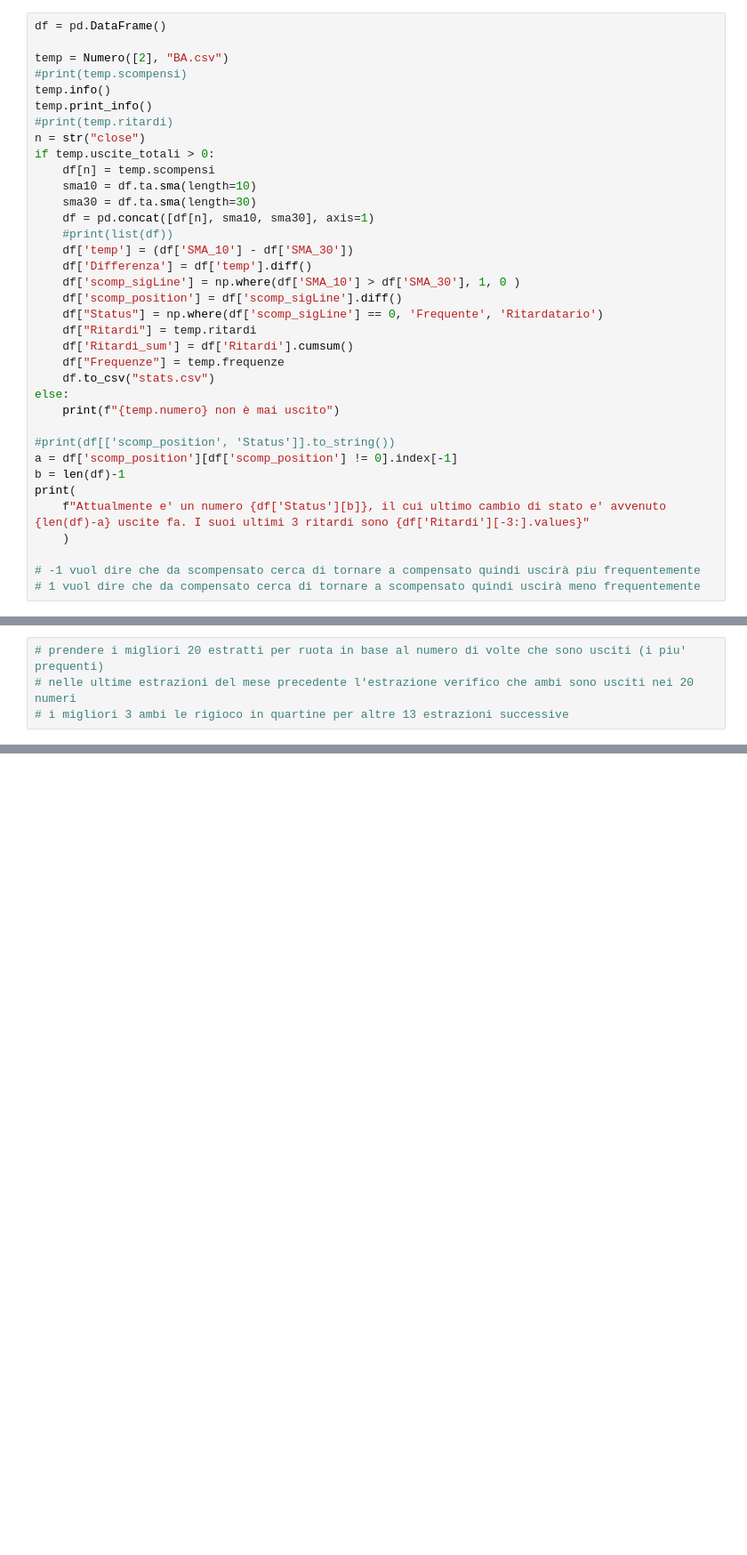
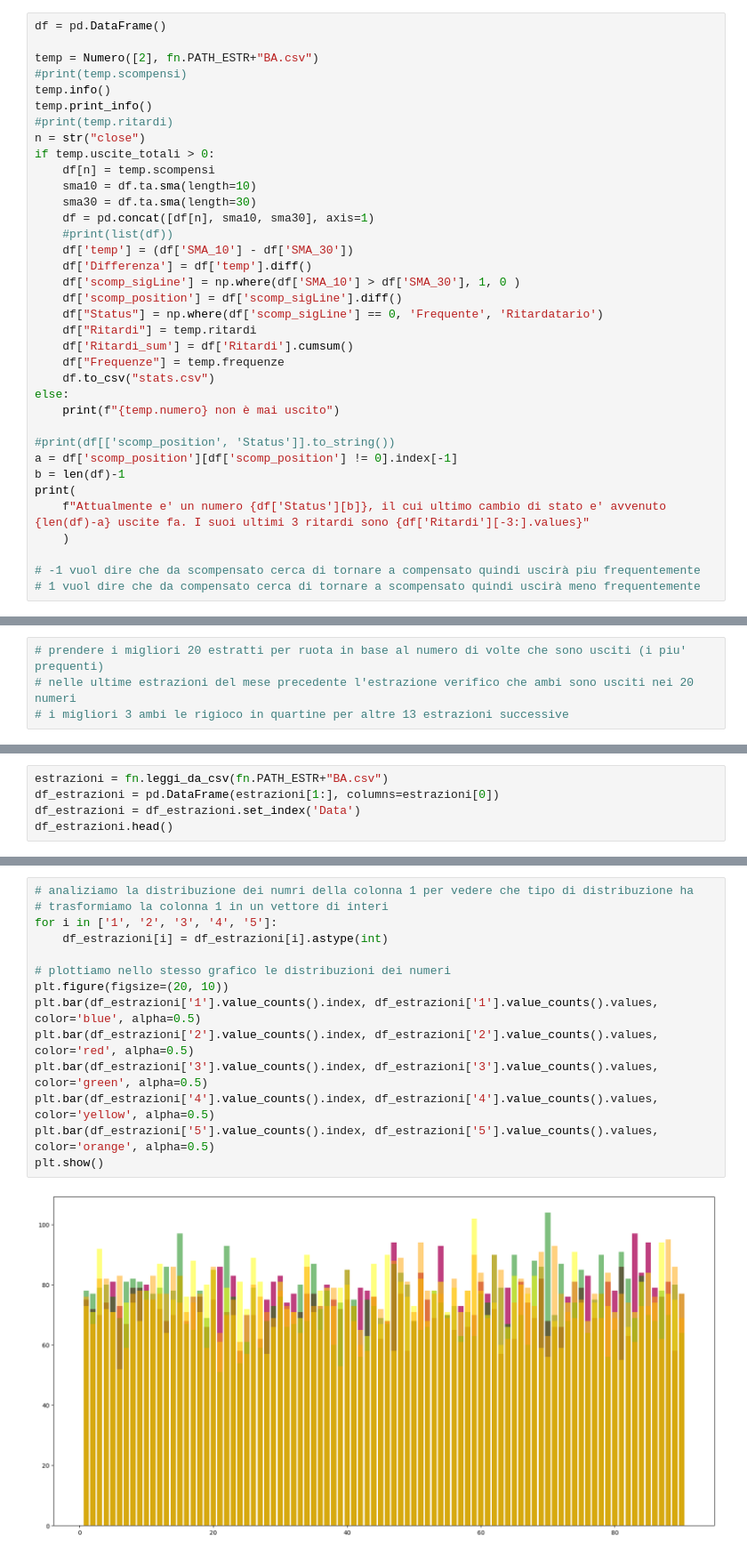
Before and after one commit to OnizukaPy/EstrazioniLotto, a Jupyter notebook: Lotto.ipynb, the cells around one changed output, grey strips where cells are left out. Shown at 89% size. Saved outputs shown, nothing was run; the diff lists cells and outputs as text; blank space fills up the shorter version.

```diff
--- a/Lotto.ipynb
+++ b/Lotto.ipynb
@@ -436,7 +438,7 @@ while e < len(a)+1:
 # %%
 df = pd.DataFrame()
 
-temp = Numero([2], "BA.csv")
+temp = Numero([2], fn.PATH_ESTR+"BA.csv")
 #print(temp.scompensi)
 temp.info()
 temp.print_info()
@@ -582,0 +579,5 @@ print(quartine)
+# %%
+estrazioni = fn.leggi_da_csv(fn.PATH_ESTR+"BA.csv")
+df_estrazioni = pd.DataFrame(estrazioni[1:], columns=estrazioni[0])
+df_estrazioni = df_estrazioni.set_index('Data')
+df_estrazioni.head()
@@ -582,0 +592,16 @@ print(quartine)
+# %%
+# analiziamo la distribuzione dei numri della colonna 1 per vedere che tipo di distribuzione ha
+# trasformiamo la colonna 1 in un vettore di interi
+for i in ['1', '2', '3', '4', '5']:
+    df_estrazioni[i] = df_estrazioni[i].astype(int)
+
+# plottiamo nello stesso grafico le distribuzioni dei numeri
+plt.figure(figsize=(20, 10))
+plt.bar(df_estrazioni['1'].value_counts().index, df_estrazioni['1'].value_counts().values, color='blue', alpha=0.5)
+plt.bar(df_estrazioni['2'].value_counts().index, df_estrazioni['2'].value_counts().values, color='red', alpha=0.5)
+plt.bar(df_estrazioni['3'].value_counts().index, df_estrazioni['3'].value_counts().values, color='green', alpha=0.5)
+plt.bar(df_estrazioni['4'].value_counts().index, df_estrazioni['4'].value_counts().values, color='yellow', alpha=0.5)
+plt.bar(df_estrazioni['5'].value_counts().index, df_estrazioni['5'].value_counts().values, color='orange', alpha=0.5)
+plt.show()
+# %% [output]
+[figure, added]
```
Also changed, not shown: parts of 7 cells of this notebook, 15 other files.
